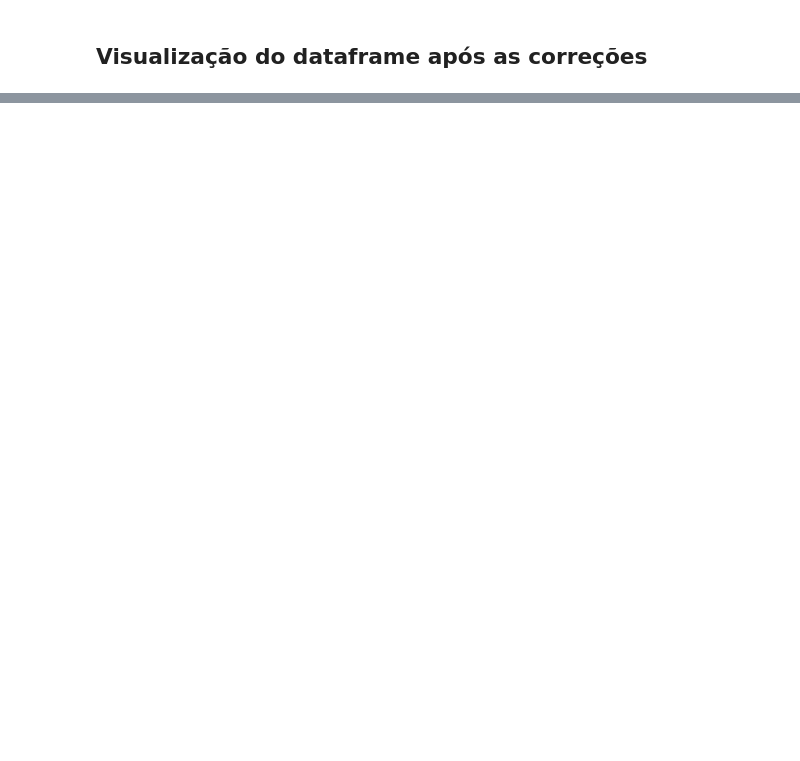
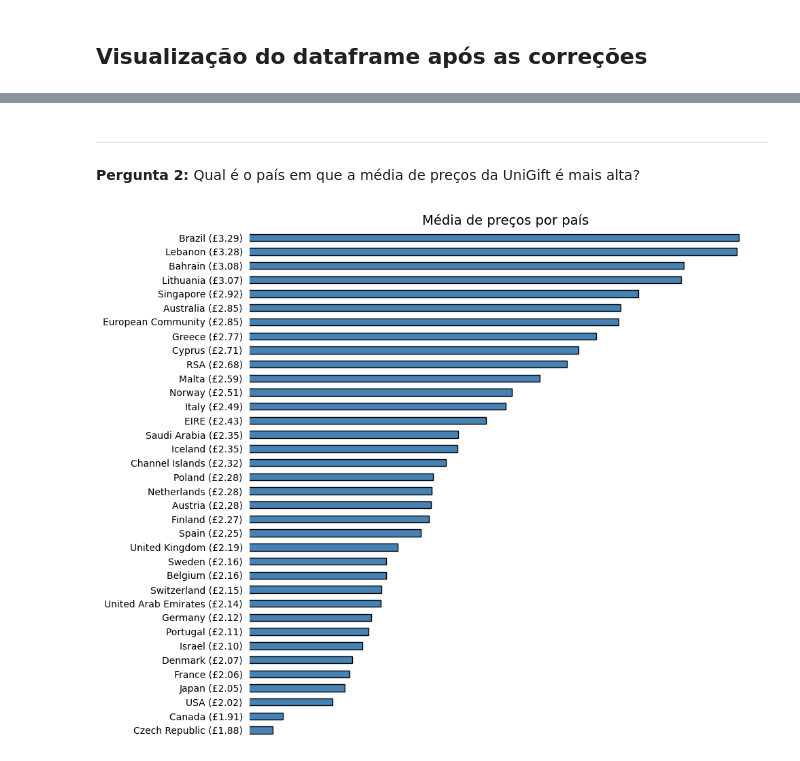
Before and after one commit to JeffeGN/UniGift, a Jupyter notebook: UniGift.ipynb, the cells around one changed output, grey strips where cells are left out. Drawn from its saved outputs; the diff is of its cells as text; code cells hidden in the pictures; blank space fills up the shorter version.

```diff
--- a/UniGift.ipynb
+++ b/UniGift.ipynb
@@ -594,0 +664,8 @@ df
+# %% [markdown]
+---
+**Pergunta 2:** Qual é o país em que a média de preços da UniGift é mais alta?
+# %%
+media_preco = df.groupby(["Country"])["UnitPrice"].mean().reset_index().sort_values(by="UnitPrice", ascending=False).reset_index().drop(columns=["index"])
+plot_barh(media_preco, col_categoria="Country", col_valor="UnitPrice", titulo="Média de preços por país", simbolo="£")
+# %% [output]
+[figure, added]
```
Also changed, not shown: parts of 56 cells of this notebook, 8 other files.
